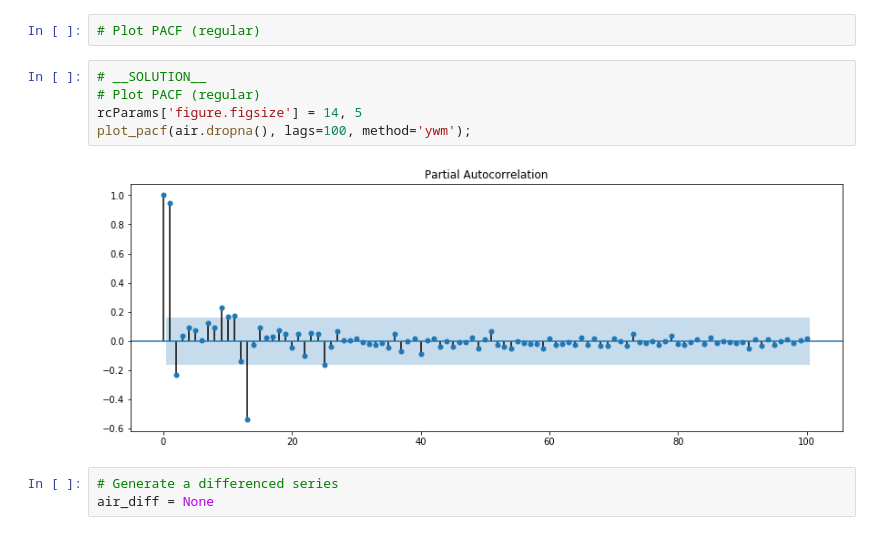
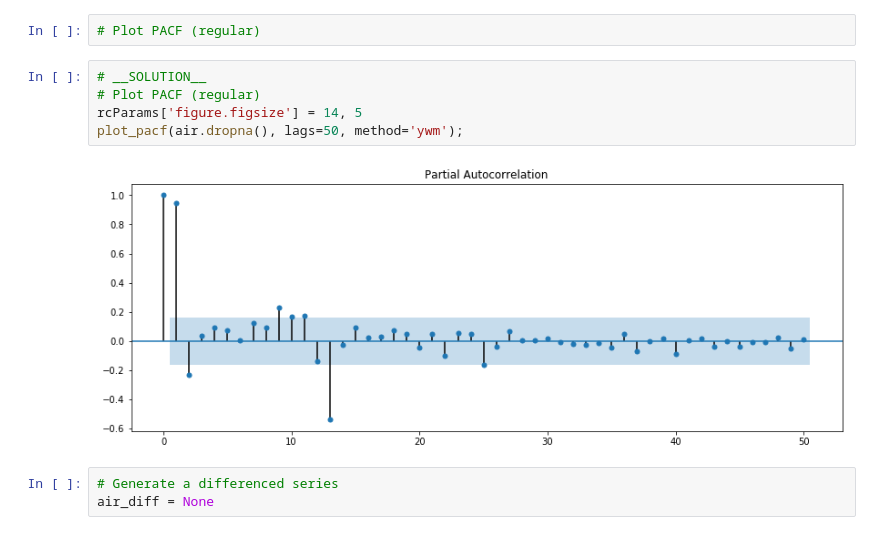
Before and after one commit to learn-co-curriculum/dsc-corr-autocorr-in-time-series-lab, a Jupyter notebook: index.ipynb, the cells around one changed output. Drawn from its saved outputs; the diff is of its cells as text.

```diff
--- a/index.ipynb
+++ b/index.ipynb
@@ -280,10 +280,10 @@ pd.plotting.autocorrelation_plot(air);
 # %%
 # __SOLUTION__
 # Plot PACF (regular)
 rcParams['figure.figsize'] = 14, 5
-plot_pacf(air.dropna(), lags=100, method='ywm');
+plot_pacf(air.dropna(), lags=50, method='ywm');
 # %% [output]
-[figure, old version]
+[figure, new version]
 # %%
 # Generate a differenced series
 air_diff = None
```
Also changed, not shown: parts of 3 cells of this notebook.
